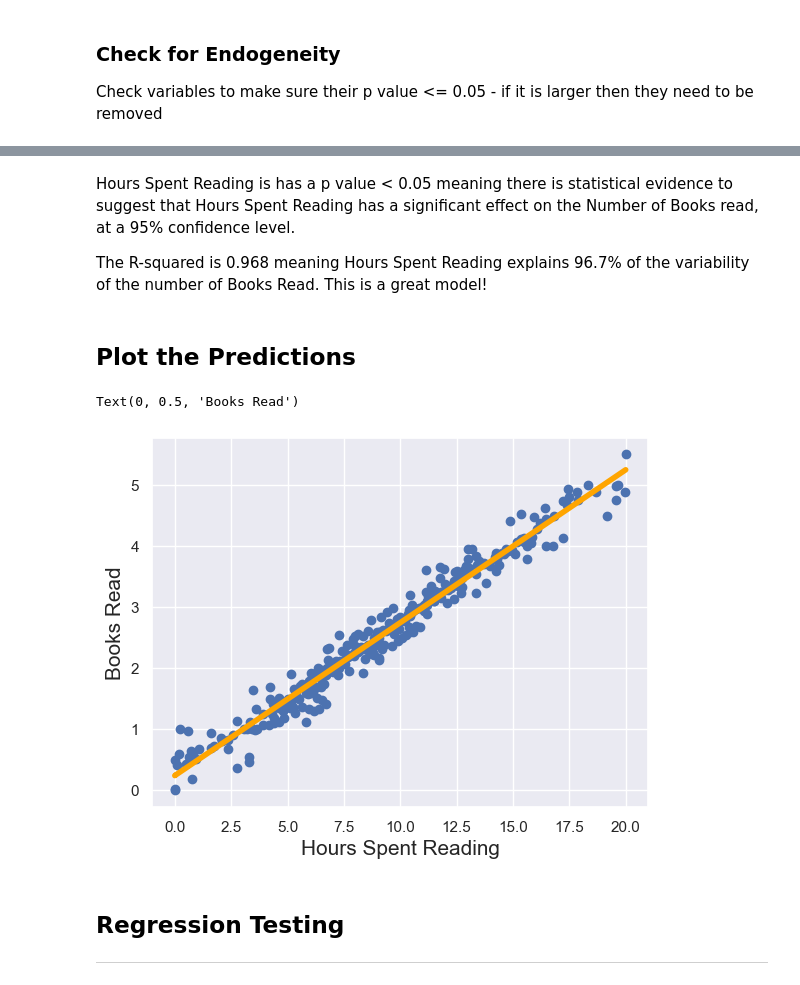
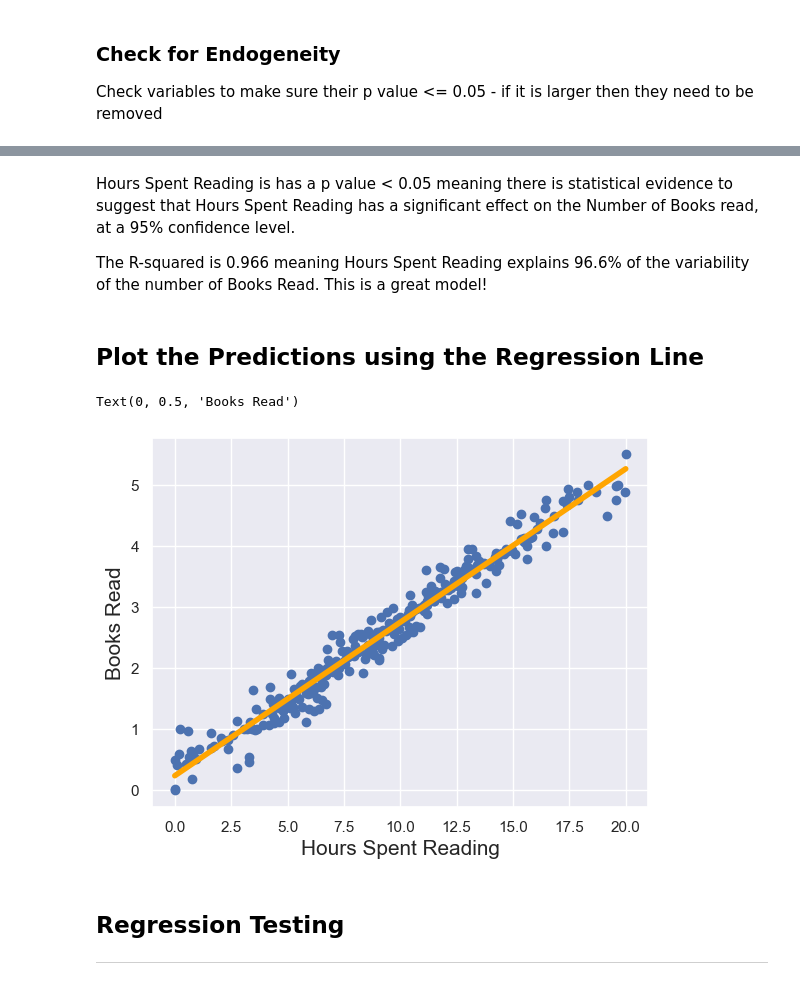
Before and after one commit to Lillian-Elek-Data/ML-with-Python, a Jupyter notebook: Simple Linear Regression/Number of Books Read - SLR.ipynb, the cells around one changed output, grey strips where cells are left out. Drawn from its saved outputs; the diff is of its cells as text; code cells hidden in the pictures.

```diff
--- a/Simple Linear Regression/Number of Books Read - SLR.ipynb
+++ b/Simple Linear Regression/Number of Books Read - SLR.ipynb
@@ -206,19 +206,19 @@ Notes:
 # %% [markdown]
 Hours Spent Reading is has a p value < 0.05 meaning there is statistical evidence to suggest that Hours Spent Reading has a significant effect on the Number of Books read, at a 95% confidence level.
 
-The R-squared is 0.968 meaning Hours Spent Reading explains 96.7% of the variability of the number of Books Read. This is a great model!
+The R-squared is 0.966 meaning Hours Spent Reading explains 96.6% of the variability of the number of Books Read. This is a great model!
 # %% [markdown]
-## Plot the Predictions
+## Plot the Predictions using the Regression Line
 # %%
-#take the coef from the constant and SAT and add them to the yhat equation
+# take the coef from the constant and HoursSpentReading and add them to the yhat equation
 plt.scatter(x1,y)
-yhat = 0.2433 + 0.2503*x1
+yhat = 0.2411 + 0.2512*x1
 fig = plt.plot(x1, yhat, lw = 4, c = 'orange', label = 'regression line')
 plt.xlabel('Hours Spent Reading', fontsize = 15)
 plt.ylabel('Books Read', fontsize = 15)
 # %% [output]
 Text(0, 0.5, 'Books Read')
-[figure, old version]
+[figure, new version]
 # %% [markdown]
 ## Regression Testing
 ---
```
Also changed, not shown: parts of 31 cells of this notebook, 1 other file.
